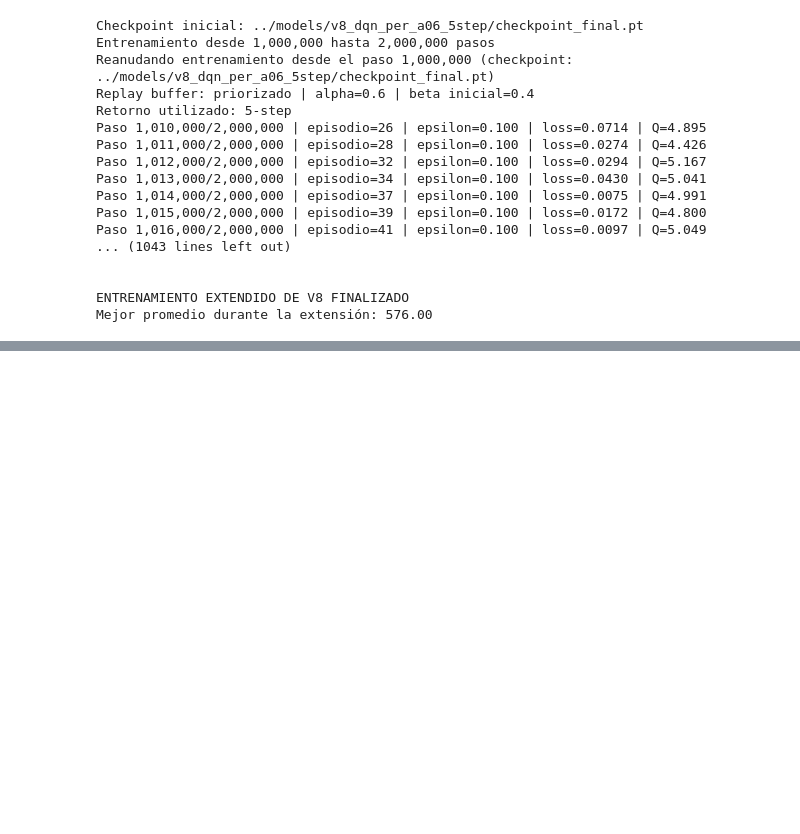
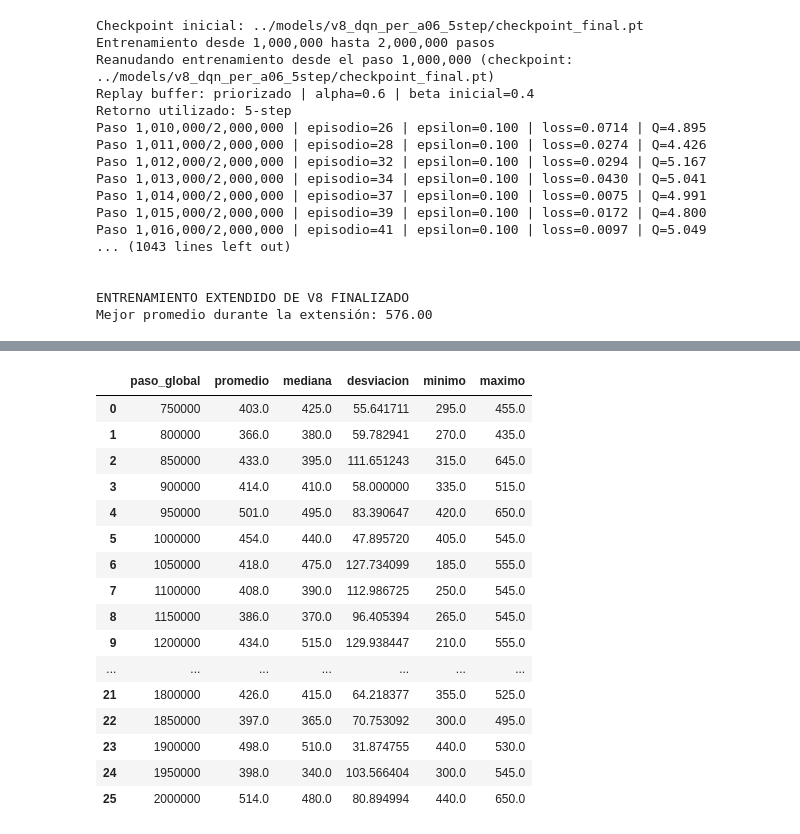
Before and after one commit to CamiR24/Proyecto2-DL, a Jupyter notebook: notebooks/08_ajuste_hiperparametros.ipynb, the cells around one changed output, grey strips where cells are left out. Cells and saved outputs as stored; diff of their text form; code cells hidden in the pictures; blank space fills up the shorter version.

```diff
--- a/notebooks/08_ajuste_hiperparametros.ipynb
+++ b/notebooks/08_ajuste_hiperparametros.ipynb
@@ -985,0 +1281,93 @@ Mejor promedio durante la extensión: 576.00
+# %%
+from pathlib import Path
+import pandas as pd
+from IPython.display import display
+
+
+RUTA_LOG_V6_EXTENDIDO = Path(
+    "../logs/entrenamientos/"
+    "v6_dqn_per_3step_extendido/"
+    "evaluaciones.csv"
+)
+
+RUTA_MEJOR_MODELO_V6_EXTENDIDO = Path(
+    "../models/"
+    "v6_dqn_per_3step_extendido/"
+    "mejor_modelo.pt"
+)
+
+df_evaluaciones_v6_extendido = pd.read_csv(
+    RUTA_LOG_V6_EXTENDIDO
+)
+
+display(df_evaluaciones_v6_extendido)
+
+mejor_fila_v6_extendido = (
+    df_evaluaciones_v6_extendido.loc[
+        df_evaluaciones_v6_extendido["promedio"].idxmax()
+    ]
+)
+
+promedio_ultimas_tres_v6_extendido = (
+    df_evaluaciones_v6_extendido["promedio"]
+    .tail(3)
+    .mean()
+)
+
+print("\nMEJOR EVALUACIÓN DE V6 EXTENDIDO")
+print(
+    f"Paso: "
+    f"{int(mejor_fila_v6_extendido['paso_global']):,}"
+)
+print(
+    f"Promedio: "
+    f"{mejor_fila_v6_extendido['promedio']:.2f}"
+)
+print(
+    f"Mediana: "
+    f"{mejor_fila_v6_extendido['mediana']:.2f}"
+)
+print(
+    f"Desviación: "
+    f"{mejor_fila_v6_extendido['desviacion']:.2f}"
+)
+print(
+    f"Mínimo: "
+    f"{mejor_fila_v6_extendido['minimo']:.2f}"
+)
+print(
+    f"Máximo: "
+    f"{mejor_fila_v6_extendido['maximo']:.2f}"
+)
+
+print(
+    "\nPromedio de las últimas tres evaluaciones: "
+    f"{promedio_ultimas_tres_v6_extendido:.2f}"
+)
+
+print(
+    "\nCheckpoint disponible:",
+    (
+        "OK"
+        if RUTA_MEJOR_MODELO_V6_EXTENDIDO.exists()
+        else "NO ENCONTRADO"
+    ),
+)
+# %% [output]
+|  | paso_global | promedio | mediana | desviacion | minimo | maximo |
+| 0 | 750000 | 403.0 | 425.0 | 55.641711 | 295.0 | 455.0 |
+| 1 | 800000 | 366.0 | 380.0 | 59.782941 | 270.0 | 435.0 |
+| 2 | 850000 | 433.0 | 395.0 | 111.651243 | 315.0 | 645.0 |
+| 3 | 900000 | 414.0 | 410.0 | 58.000000 | 335.0 | 515.0 |
+| 4 | 950000 | 501.0 | 495.0 | 83.390647 | 420.0 | 650.0 |
+| 5 | 1000000 | 454.0 | 440.0 | 47.895720 | 405.0 | 545.0 |
+| 6 | 1050000 | 418.0 | 475.0 | 127.734099 | 185.0 | 555.0 |
+| 7 | 1100000 | 408.0 | 390.0 | 112.986725 | 250.0 | 545.0 |
+| 8 | 1150000 | 386.0 | 370.0 | 96.405394 | 265.0 | 545.0 |
+| 9 | 1200000 | 434.0 | 515.0 | 129.938447 | 210.0 | 555.0 |
+| ... | ... | ... | ... | ... | ... | ... |
+| 21 | 1800000 | 426.0 | 415.0 | 64.218377 | 355.0 | 525.0 |
+| 22 | 1850000 | 397.0 | 365.0 | 70.753092 | 300.0 | 495.0 |
+| 23 | 1900000 | 498.0 | 510.0 | 31.874755 | 440.0 | 530.0 |
+| 24 | 1950000 | 398.0 | 340.0 | 103.566404 | 300.0 | 545.0 |
+| 25 | 2000000 | 514.0 | 480.0 | 80.894994 | 440.0 | 650.0 |
```
Also changed, not shown: parts of 9 cells of this notebook, 7 other files.
